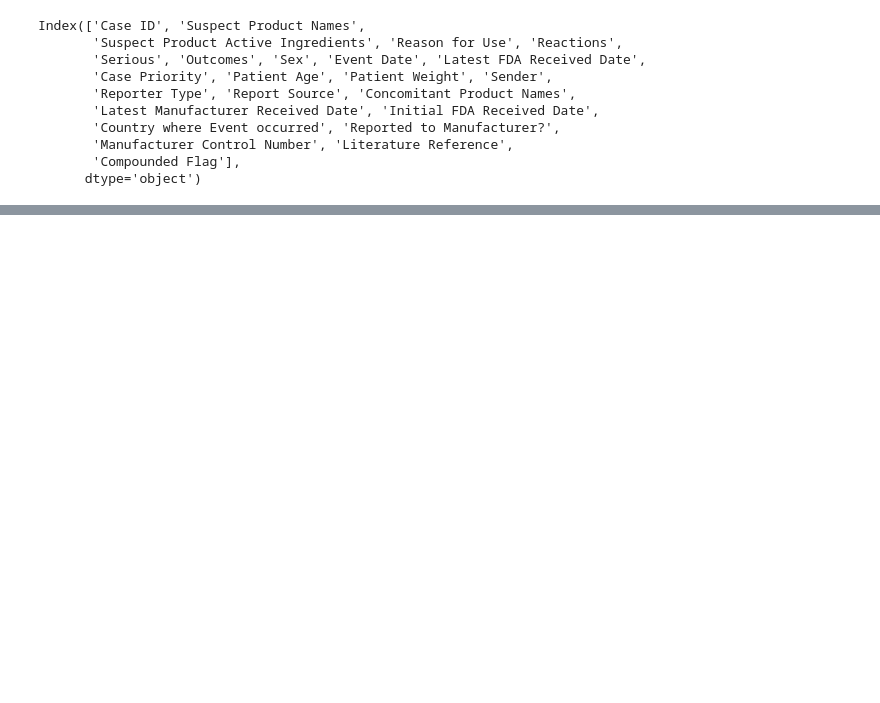
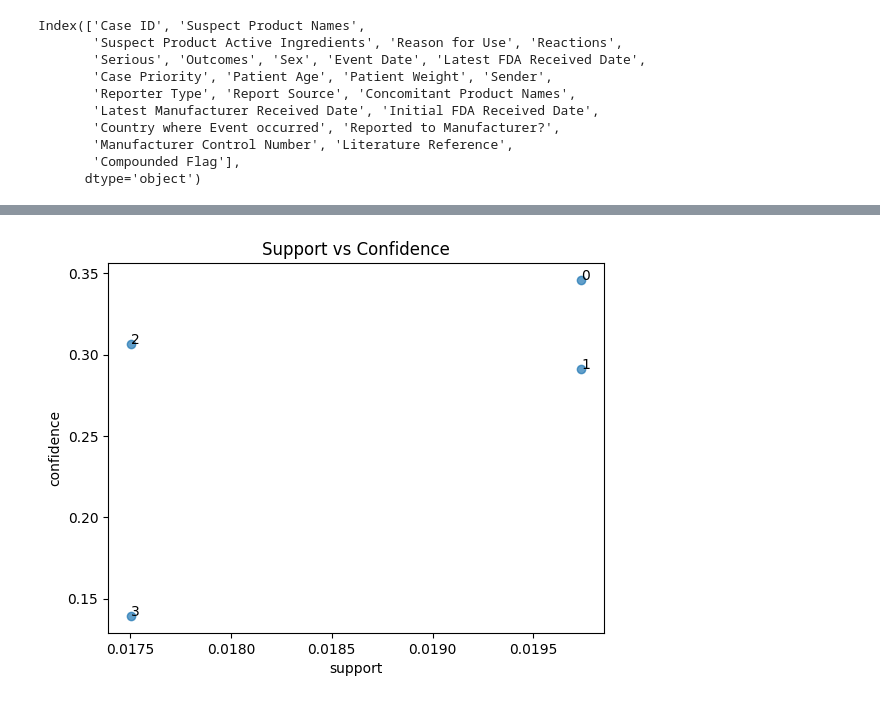
Before and after one commit to cheranratnam87/FAERS_ASTHMA, a Jupyter notebook: Faers/Faers Asthma_outliers_clean_replace_ageoutlier_wMedian.ipynb, the cells around one changed output, grey strips where cells are left out. Cells and saved outputs as stored; diff of their text form; code cells hidden in the pictures; blank space fills up the shorter version.

```diff
--- a/Faers/Faers Asthma_outliers_clean_replace_ageoutlier_wMedian.ipynb
+++ b/Faers/Faers Asthma_outliers_clean_replace_ageoutlier_wMedian.ipynb
@@ -400,0 +461,6 @@ cleaned_data.describe()
+# %%
+items = list()
+for basket in baskets:
+    items.extend(basket)
+print(set(items))
+print(len(set(items)))
@@ -400,0 +469,17 @@ cleaned_data.describe()
+# %%
+# Create empty list to contain the converted data
+converted_vals = []
+for row in baskets:
+    labels = {}
+    # Find items that do not occur in the transaction
+    not_occurred = list(set(items) - set(row))
+    # Find items that occur in the transaction
+    occurred = list(set(items).intersection(row))
+    for nc in not_occurred:
+        labels[nc] = 0
+    for occ in occurred:
+        labels[occ] = 1
+    converted_vals.append(labels)
+
+converted_basket = pd.DataFrame(converted_vals)
+print(converted_basket.head())
@@ -400,0 +521,4 @@ cleaned_data.describe()
+# %%
+frequent_itemsets = apriori(converted_basket, min_support=0.01, use_colnames=True)
+
+print(frequent_itemsets)
@@ -400,0 +541,3 @@ cleaned_data.describe()
+# %%
+rules = association_rules(frequent_itemsets, metric="lift", min_threshold=1)
+print(rules)
@@ -400,0 +570,10 @@ cleaned_data.describe()
+# %%
+plt.scatter(rules['support'], rules['confidence'], alpha=0.7)
+for i in range(rules.shape[0]):
+    plt.text(rules.loc[i,"support"], rules.loc[i,"confidence"], str(i))
+plt.xlabel('support')
+plt.ylabel('confidence')
+plt.title('Support vs Confidence')
+plt.show()
+# %% [output]
+[figure, added]
```
Also changed, not shown: parts of 36 cells of this notebook.
